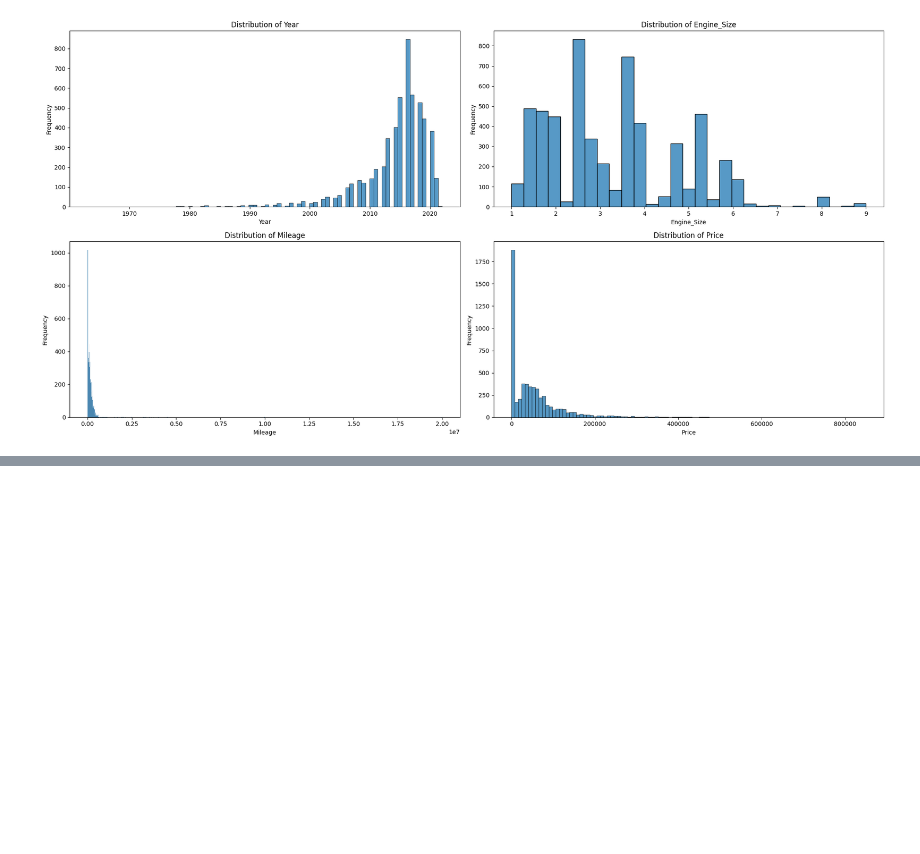
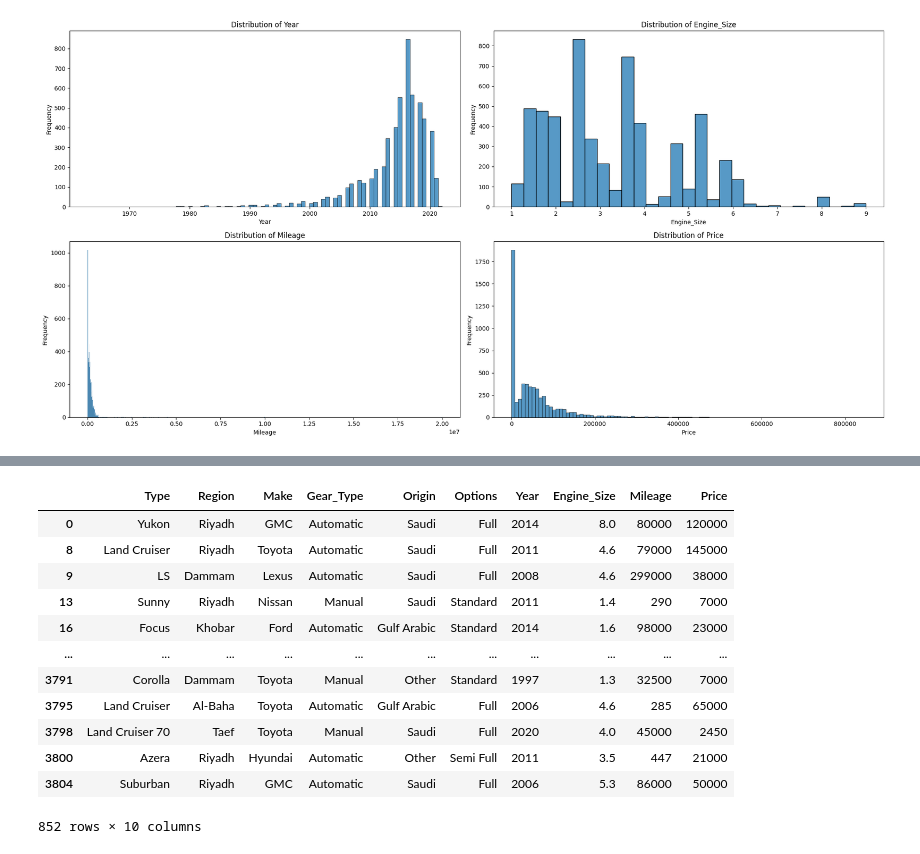
Before and after one commit to fiqrioemry/used_car_regression, a Jupyter notebook: used_car_prediction.ipynb, the cells around one changed output, grey strips where cells are left out. Cells and saved outputs as stored; diff of their text form; code cells hidden in the pictures; blank space fills up the shorter version.

```diff
--- a/used_car_prediction.ipynb
+++ b/used_car_prediction.ipynb
@@ -112,0 +354,18 @@ plt.show()
+# %%
+# Access the dataframe outside the threshold
+outside_threshold = df[~(threshhold)]
+outside_threshold
+# %% [output]
+|  | Type | Region | Make | Gear_Type | Origin | Options | Year | Engine_Size | Mileage | Price |
+| 0 | Yukon | Riyadh | GMC | Automatic | Saudi | Full | 2014 | 8.0 | 80000 | 120000 |
+| 8 | Land Cruiser | Riyadh | Toyota | Automatic | Saudi | Full | 2011 | 4.6 | 79000 | 145000 |
+| 9 | LS | Dammam | Lexus | Automatic | Saudi | Full | 2008 | 4.6 | 299000 | 38000 |
+| 13 | Sunny | Riyadh | Nissan | Manual | Saudi | Standard | 2011 | 1.4 | 290 | 7000 |
+| 16 | Focus | Khobar | Ford | Automatic | Gulf Arabic | Standard | 2014 | 1.6 | 98000 | 23000 |
+| ... | ... | ... | ... | ... | ... | ... | ... | ... | ... | ... |
+| 3791 | Corolla | Dammam | Toyota | Manual | Other | Standard | 1997 | 1.3 | 32500 | 7000 |
+| 3795 | Land Cruiser | Al-Baha | Toyota | Automatic | Gulf Arabic | Full | 2006 | 4.6 | 285 | 65000 |
+| 3798 | Land Cruiser 70 | Taef | Toyota | Manual | Saudi | Full | 2020 | 4.0 | 45000 | 2450 |
+| 3800 | Azera | Riyadh | Hyundai | Automatic | Other | Semi Full | 2011 | 3.5 | 447 | 21000 |
+| 3804 | Suburban | Riyadh | GMC | Automatic | Saudi | Full | 2006 | 5.3 | 86000 | 50000 |
+852 rows × 10 columns
```
Also changed, not shown: parts of 36 cells of this notebook, 1 other file.
